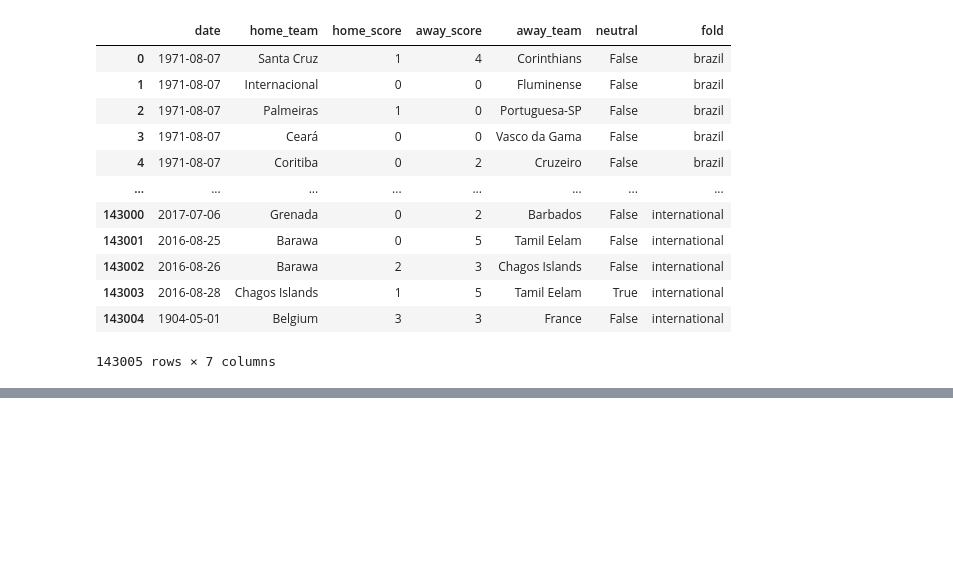
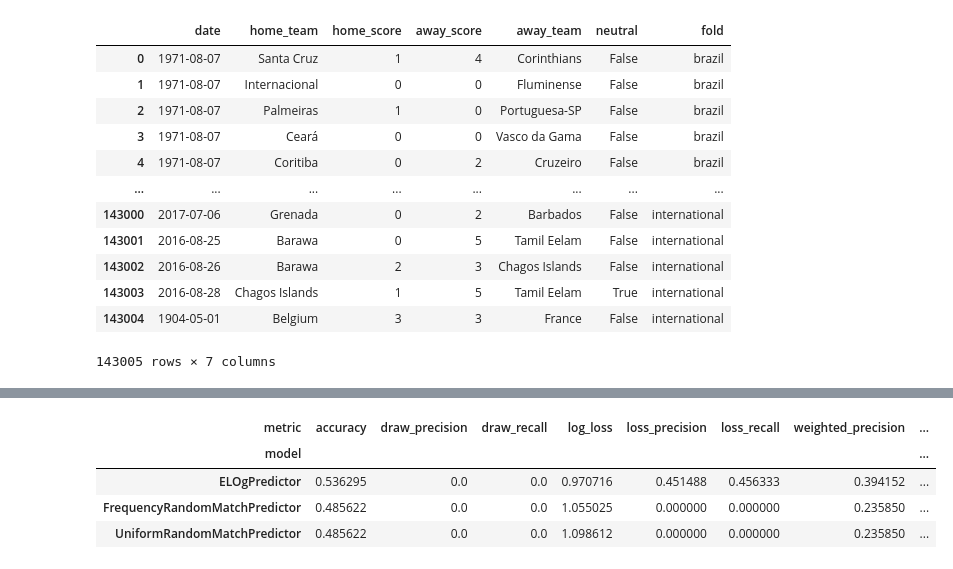
Before and after one commit to rodrigoazs/football-matches-prediction, a Jupyter notebook: experiment.ipynb, the cells around one changed output, grey strips where cells are left out. Saved outputs shown, nothing was run; the diff lists cells and outputs as text; code cells hidden in the pictures; blank space fills up the shorter version.

Commit message:
fix elog

```diff
--- a/experiment.ipynb
+++ b/experiment.ipynb
@@ -46,22 +47,36 @@ folds_names = ["brazil", "libertadores", "mls", "europe", "international"]
 folds_train = [dataset[dataset["fold"] != name] for name in folds_names]
 folds_test = [dataset[dataset["fold"] == name] for name in folds_names]
 # %%
-results = {
-    "accuracy": {
-        model_class.__name__: {name: [] for name in folds_names}
-        for model_class in model_classes
-    },
-}
+results = pd.DataFrame({}, columns=["metric", "model", "fold", "iteration", "value"])
 # %%
-for _ in range(ITERATIONS):
+for iteration in range(ITERATIONS):
     for model_class in model_classes:
         for fold_train, fold_test, fold_test_name in zip(
             folds_train, folds_test, folds_names
         ):
             model = model_class()
             model.fit(fold_train)
-            pred = model.predict(fold_test)
-            target = fold_test.apply(determine_target, axis=1)
-            results["accuracy"][model_class.__name__][fold_test_name].append(
-                accuracy_score(target, pred)
-            )
+            pred = model.predict_proba(fold_test)
+            max_pred = np.argmax(pred, axis=1)
+            target = fold_test.apply(determine_target, axis=1).to_numpy()
+            report = classification_report(target, max_pred, target_names=["win", "draw", "loss"], output_dict=True)
+            metrics = {
+                "accuracy": report["accuracy"],
+                "log_loss": log_loss(target, pred, labels=[0, 1, 2]),
+                "win_precision": report["win"]["precision"],
+                "win_recall": report["win"]["recall"],
+                "draw_precision": report["draw"]["precision"],
+                "draw_recall": report["draw"]["recall"],
+                "loss_precision": report["loss"]["precision"],
+                "loss_recall": report["loss"]["recall"],
+                "weighted_precision": report["weighted avg"]["precision"],
+                "weighted_recall": report["weighted avg"]["recall"],
+            }
+            for key, value in metrics.items():
+                results.loc[len(results)] = {
+                    "metric": key,
+                    "model": model_class.__name__,
+                    "fold": fold_test_name,
+                    "iteration": iteration+1,
+                    "value": value
+                }
@@ -75,0 +109,8 @@ results
+# %%
+results.groupby(['metric', 'model', 'fold'])['value'].mean().reset_index().groupby(['metric', 'model'])['value'].mean().reset_index().pivot(index='model', columns='metric', values='value')
+# %% [output]
+| metric | accuracy | draw_precision | draw_recall | log_loss | loss_precision | loss_recall | weighted_precision | ... |
+| model |  |  |  |  |  |  |  | ... |
+| ELOgPredictor | 0.536295 | 0.0 | 0.0 | 0.970716 | 0.451488 | 0.456333 | 0.394152 | ... |
+| FrequencyRandomMatchPredictor | 0.485622 | 0.0 | 0.0 | 1.055025 | 0.000000 | 0.000000 | 0.235850 | ... |
+| UniformRandomMatchPredictor | 0.485622 | 0.0 | 0.0 | 1.098612 | 0.000000 | 0.000000 | 0.235850 | ... |
```
Also changed, not shown: parts of 4 cells of this notebook, 4 other files.
